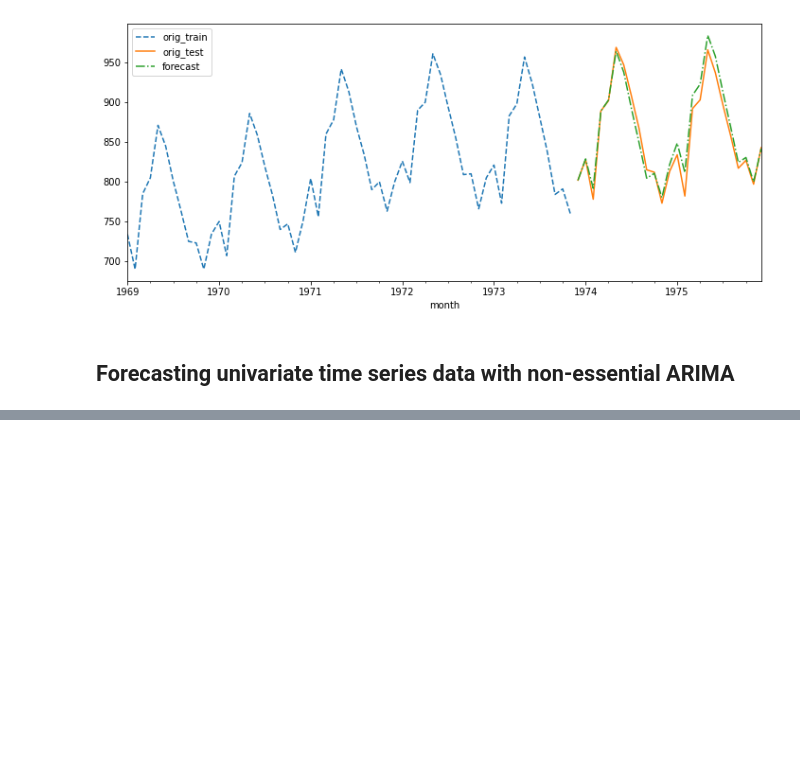
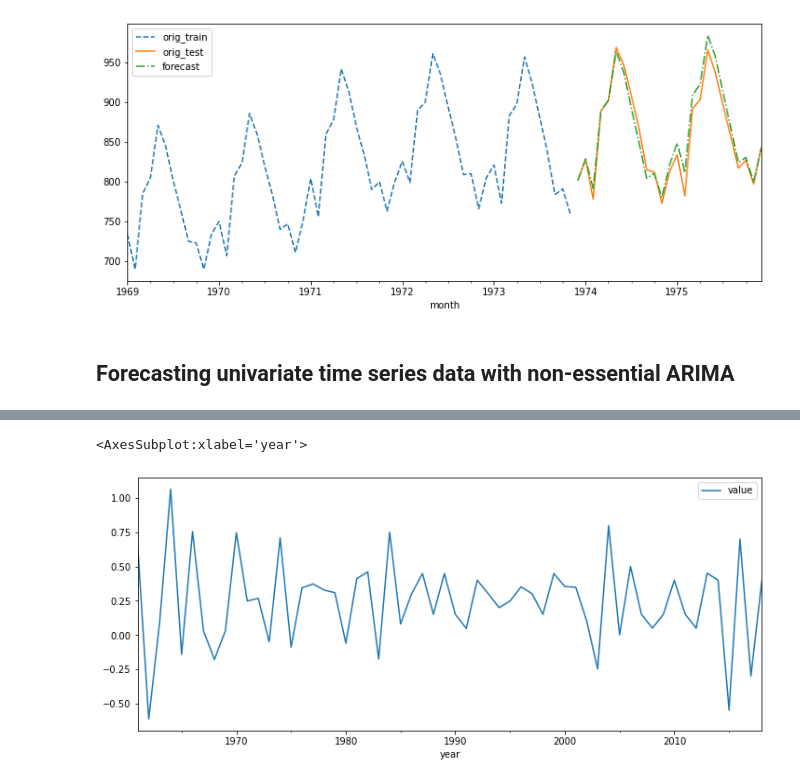
Before and after one commit to LaurbergMJ/TimeSeriesAnalysisWithPythonCookbook, a Jupyter notebook: Ch10.ipynb, the cells around one changed output, grey strips where cells are left out. Cells and saved outputs as stored; diff of their text form; code cells hidden in the pictures; blank space fills up the shorter version.

```diff
--- a/Ch10.ipynb
+++ b/Ch10.ipynb
@@ -360,0 +378,7 @@ plot_forecast(milk_model, '1969', milk_train, milk_test)
+# %%
+# Plot the differenced time series data using the plot method:
+
+life_df1.plot()
+# %% [output]
+<AxesSubplot:xlabel='year'>
+[figure, added]
```
Also changed, not shown: parts of 45 cells of this notebook.
